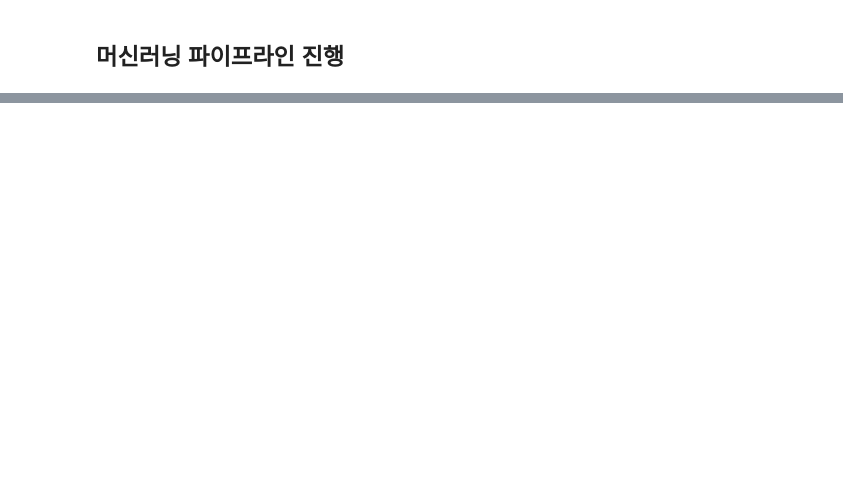
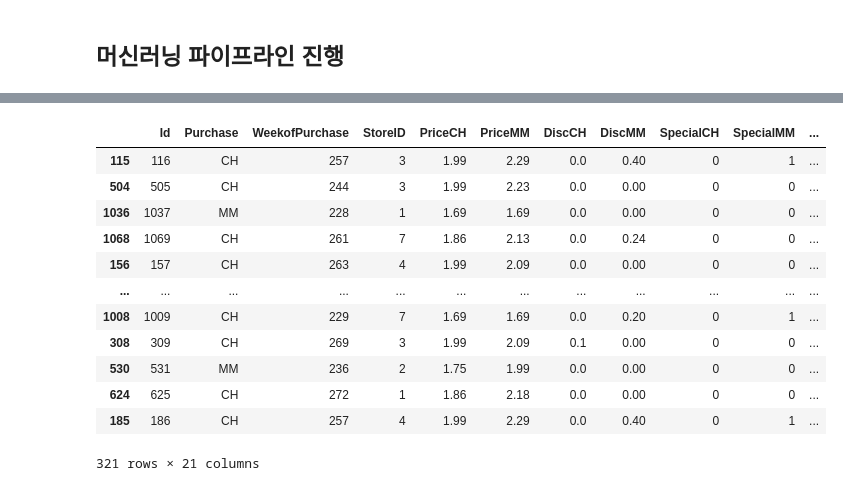
Before and after one commit to teddylee777/auto-ml, a Jupyter notebook: 05-PyCaret/tutorials/00-Intro.ipynb, the cells around one changed output, grey strips where cells are left out. Saved outputs shown, nothing was run; the diff lists cells and outputs as text; code cells hidden in the pictures; blank space fills up the shorter version.

```diff
--- a/05-PyCaret/tutorials/00-Intro.ipynb
+++ b/05-PyCaret/tutorials/00-Intro.ipynb
@@ -34 +128,17 @@ save_model(best, 'my-model')
+# %%
+predictions
+# %% [output]
+|  | Id | Purchase | WeekofPurchase | StoreID | PriceCH | PriceMM | DiscCH | DiscMM | SpecialCH | SpecialMM | ... |
+| 115 | 116 | CH | 257 | 3 | 1.99 | 2.29 | 0.0 | 0.40 | 0 | 1 | ... |
+| 504 | 505 | CH | 244 | 3 | 1.99 | 2.23 | 0.0 | 0.00 | 0 | 0 | ... |
+| 1036 | 1037 | MM | 228 | 1 | 1.69 | 1.69 | 0.0 | 0.00 | 0 | 0 | ... |
+| 1068 | 1069 | CH | 261 | 7 | 1.86 | 2.13 | 0.0 | 0.24 | 0 | 0 | ... |
+| 156 | 157 | CH | 263 | 4 | 1.99 | 2.09 | 0.0 | 0.00 | 0 | 0 | ... |
+| ... | ... | ... | ... | ... | ... | ... | ... | ... | ... | ... | ... |
+| 1008 | 1009 | CH | 229 | 7 | 1.69 | 1.69 | 0.0 | 0.20 | 0 | 1 | ... |
+| 308 | 309 | CH | 269 | 3 | 1.99 | 2.09 | 0.1 | 0.00 | 0 | 0 | ... |
+| 530 | 531 | MM | 236 | 2 | 1.75 | 1.99 | 0.0 | 0.00 | 0 | 0 | ... |
+| 624 | 625 | CH | 272 | 1 | 1.86 | 2.18 | 0.0 | 0.00 | 0 | 0 | ... |
+| 185 | 186 | CH | 257 | 4 | 1.99 | 2.29 | 0.0 | 0.40 | 0 | 1 | ... |
+321 rows × 21 columns
 # %%
```
Also changed, not shown: parts of 5 cells of this notebook, 3 other files.
